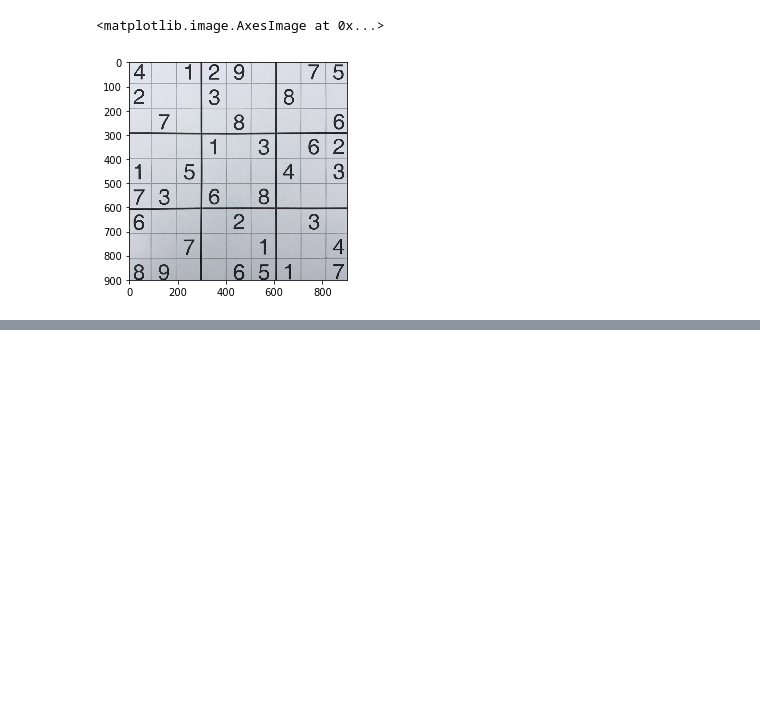
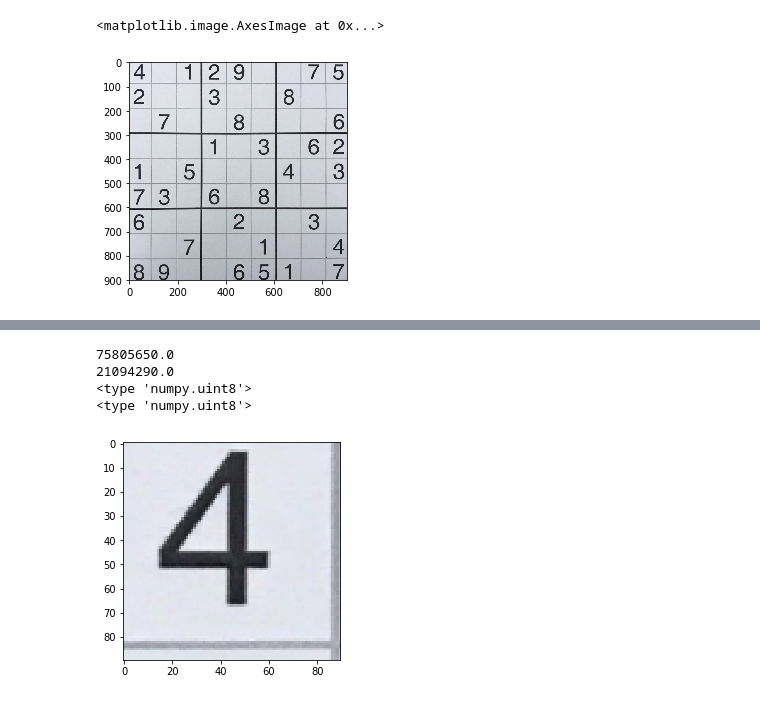
Before and after one commit to Gomer1800/Computer-Vision-Final-Project, a Jupyter notebook: sampleprocess.ipynb, the cells around one changed output, grey strips where cells are left out. Saved outputs shown, nothing was run; the diff lists cells and outputs as text; code cells hidden in the pictures; blank space fills up the shorter version.

Commit message:
added template matching and sudoku solver, but template matching isn't perfect

```diff
--- a/sampleprocess.ipynb
+++ b/sampleprocess.ipynb
@@ -215,0 +436,30 @@ True
+# %%
+# FOR TESTING
+
+
+
+# for y in range(1,10):
+#     for x in range(1,10):
+template = cv2.imread('template1.jpg')
+x = 1
+y = 1
+
+tiny_box = get_square(warped, x, y)[5:95,5:95]
+correlation_out = cv2.matchTemplate(template, tiny_box, cv2.cv2.TM_SQDIFF)
+plt.imshow(tiny_box)
+
+print(np.min(correlation_out))
+
+template = cv2.imread('template4.jpg')
+correlation_out = cv2.matchTemplate(template, tiny_box, cv2.cv2.TM_SQDIFF)
+plt.imshow(tiny_box)
+print(np.min(correlation_out))
+
+print(type(tiny_box[0,0][0]))
+print(type(template[0,0][0]))
+# %% [output]
+75805650.0
+21094290.0
+<type 'numpy.uint8'>
+<type 'numpy.uint8'>
+[figure, added]
```
Also changed, not shown: parts of 11 cells of this notebook.
